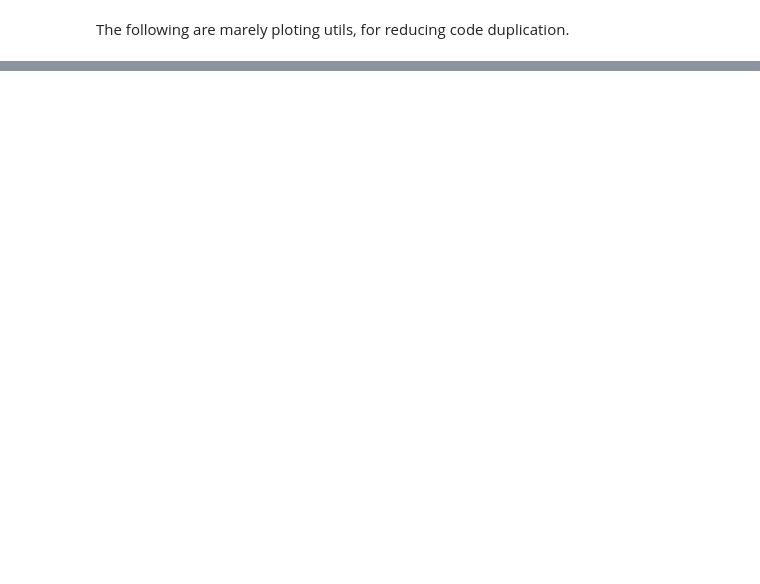
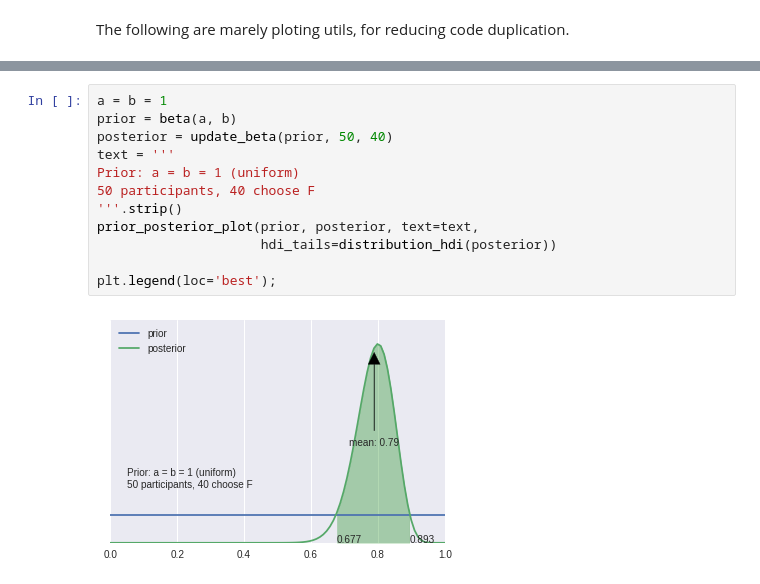
Before and after one commit to Nagasaki45/dbdapy, a Jupyter notebook: ch06.ipynb, the cells around one changed output, grey strips where cells are left out. Cells and saved outputs as stored; diff of their text form; blank space fills up the shorter version.

```diff
--- a/ch06.ipynb
+++ b/ch06.ipynb
@@ -133 +134,15 @@ prior_posterior_plot(prior, posterior, text, hdi_tails=hdi_tails)
+# %%
+a = b = 1
+prior = beta(a, b)
+posterior = update_beta(prior, 50, 40)
+text = '''
+Prior: a = b = 1 (uniform)
+50 participants, 40 choose F
+'''.strip()
+prior_posterior_plot(prior, posterior, text=text,
+                     hdi_tails=distribution_hdi(posterior))
+
+plt.legend(loc='best');
+# %% [output]
+[figure, added]
 # %% [markdown]
```
Also changed, not shown: parts of 19 cells of this notebook.
